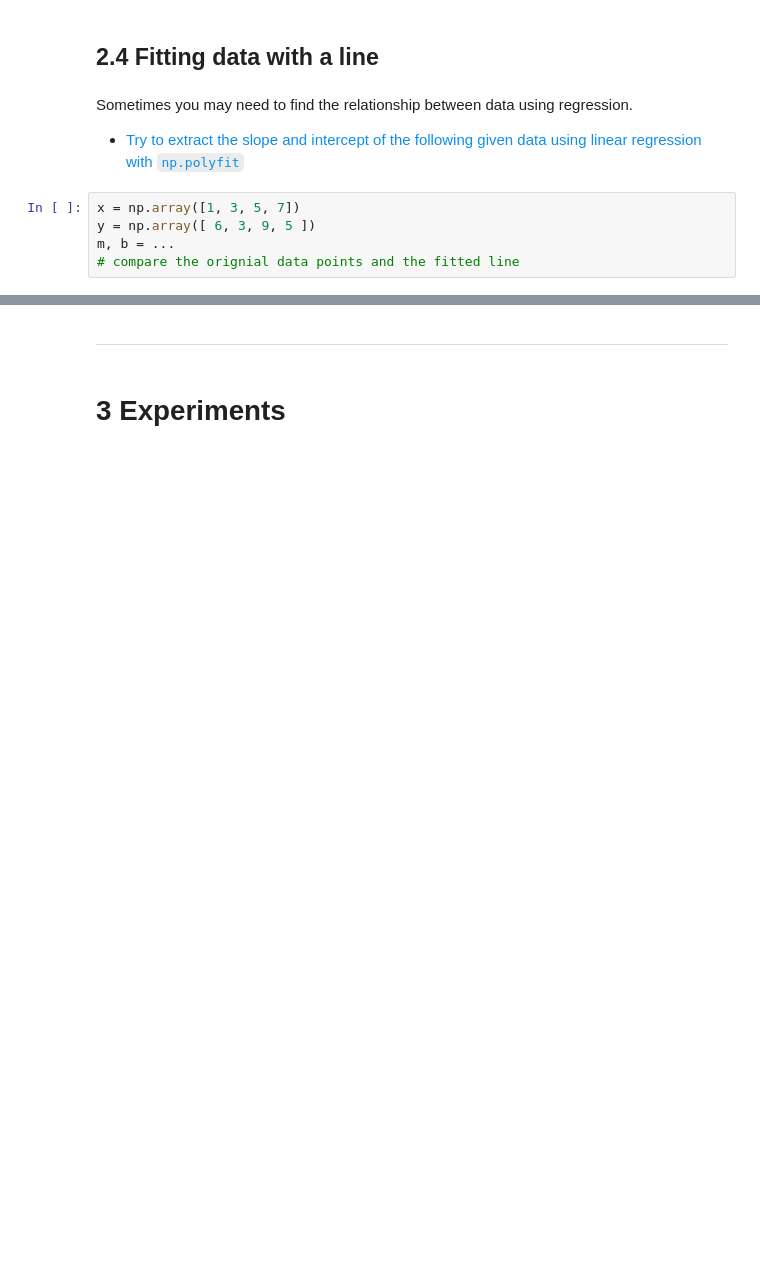
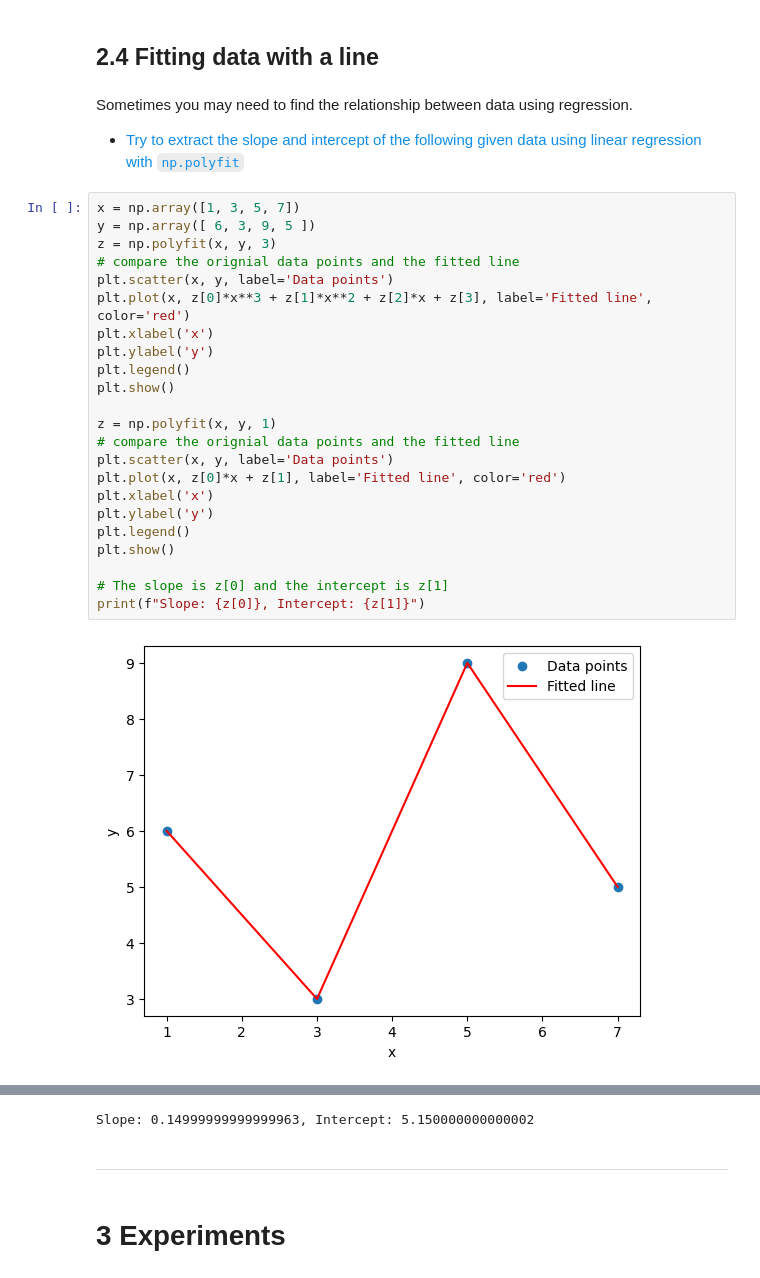
Before and after one commit to MariusFauteux/NE1-CoACH-LABS, a Jupyter notebook: Lab01.ipynb, the cells around one changed output, grey strips where cells are left out. Cells and saved outputs as stored; diff of their text form; blank space fills up the shorter version.

```diff
--- a/Lab01.ipynb
+++ b/Lab01.ipynb
@@ -139,8 +164,28 @@ Ids = ...
 # %% [markdown]
 Sometimes you may need to find the relationship between data using regression.
 * <font color=#108ee9>Try to extract the slope and intercept of the following given data using linear regression with `np.polyfit`</font>
-# %%
-x = np.array([1, 3, 5, 7])
-y = np.array([ 6, 3, 9, 5 ])
-m, b = ...
-# compare the orignial data points and the fitted line
+# %%
+x = np.array([1, 3, 5, 7])
+y = np.array([ 6, 3, 9, 5 ])
+z = np.polyfit(x, y, 3)
+# compare the orignial data points and the fitted line
+plt.scatter(x, y, label='Data points')
+plt.plot(x, z[0]*x**3 + z[1]*x**2 + z[2]*x + z[3], label='Fitted line', color='red')
+plt.xlabel('x')
+plt.ylabel('y')
+plt.legend()
+plt.show()
+
+z = np.polyfit(x, y, 1)
+# compare the orignial data points and the fitted line
+plt.scatter(x, y, label='Data points')
+plt.plot(x, z[0]*x + z[1], label='Fitted line', color='red')
+plt.xlabel('x')
+plt.ylabel('y')
+plt.legend()
+plt.show()
+
+# The slope is z[0] and the intercept is z[1]
+print(f"Slope: {z[0]}, Intercept: {z[1]}")
+# %% [output]
+[figure, added]
@@ -147,3 +193,4 @@ m, b = ...
+Slope: 0.14999999999999963, Intercept: 5.150000000000002
 # %% [markdown]
 -------------------------------------------------------------------------------------------------------------------
 # %% [markdown]
```
Also changed, not shown: parts of 8 cells of this notebook.
